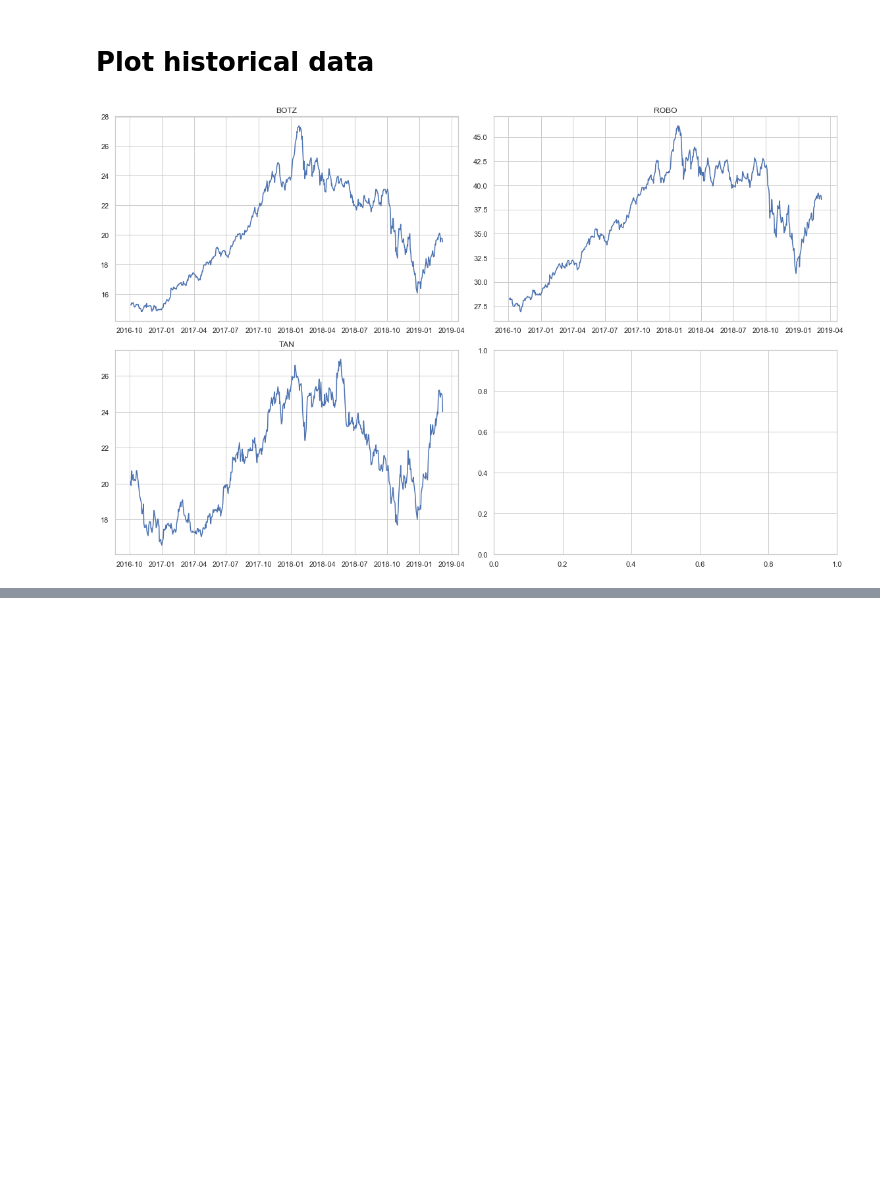
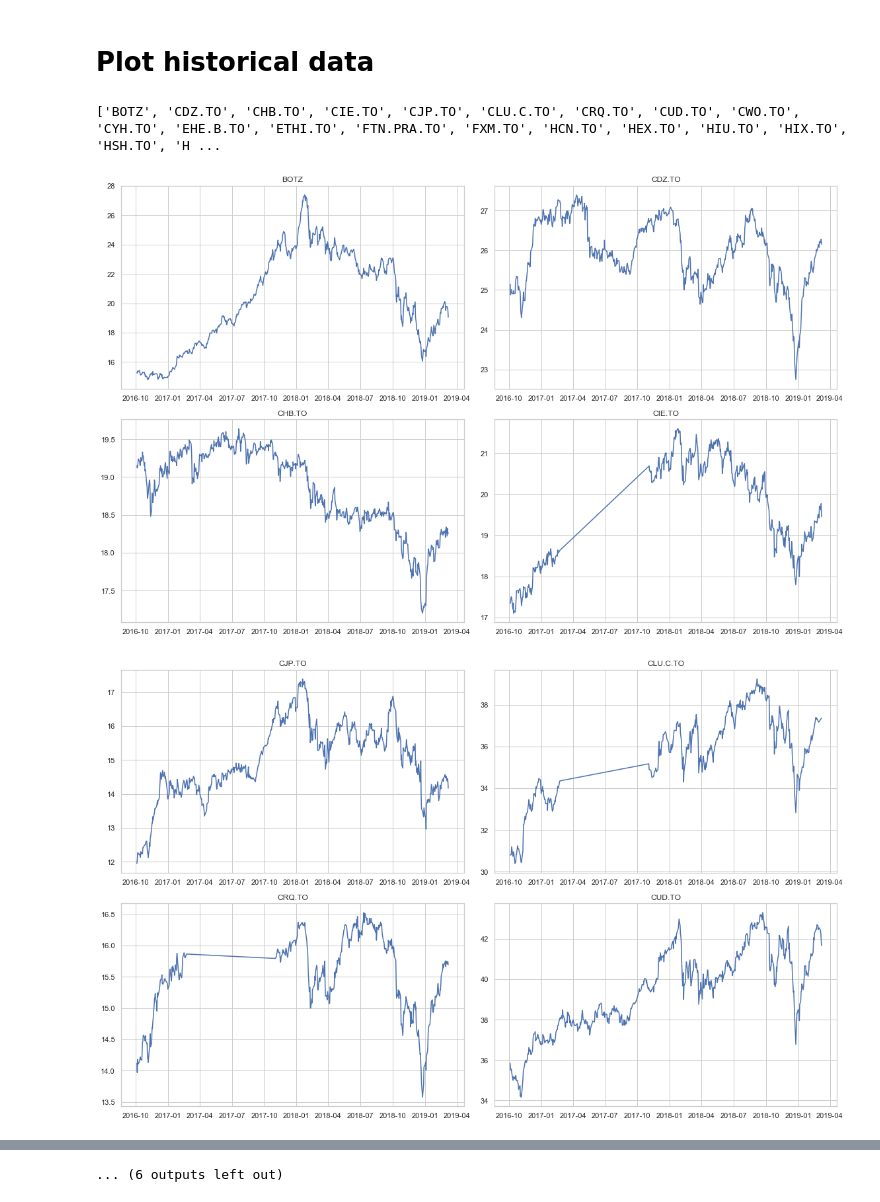
Before and after one commit to kz-qp/data-client, a Jupyter notebook: research.ipynb, the cells around one changed output, grey strips where cells are left out. Cells and saved outputs as stored; diff of their text form; code cells hidden in the pictures; blank space fills up the shorter version.

```diff
--- a/research.ipynb
+++ b/research.ipynb
@@ -14,7 +15,7 @@ sns.set(style="whitegrid")
 
 from api.questrade import QTClient
 # %%
-REFRESH_TOKEN = "dVAAL1gGeFHky8i4ltw4qdQWZlIcECUx0"
+REFRESH_TOKEN = "edV19WQzVACHuC3sfzeX6Qv0UIOwNpoA0"
 # %%
 client = QTClient(REFRESH_TOKEN)
 # %% [markdown]
@@ -75,7 +91,8 @@ TO_DATE = '2019-10-20T23:59:59-05:00'
 
 historicals = pd.DataFrame()
 for symbolId, symbol in symbols.items():
-    candles = pd.DataFrame(client.get_candles(symbolId, FROM_DATE, TO_DATE, 'OneDay'))
+    print(symbol)
+    candles = pd.DataFrame(client.get_candles(symbolId, FROM_DATE, TO_DATE, 'OneDay')['candles'])
     candles['end'] =  pd.to_datetime(candles['end'], format='%Y-%m-%d')
     candles['symbol'] = symbol
     candles['symbolId'] = symbol_id
@@ -84,16 +107,28 @@ historicals = historicals.set_index(["symbol", "end"])
 # %% [markdown]
 # Plot historical data
 # %%
+def chunks(l, n):
+    print(l)
+    """Yield successive n-sized chunks from l."""
+    for i in range(0, len(l), n):
+        yield l[i:i + n]
+
 grouped = historicals.reset_index().set_index("end").groupby('symbol')
-rows = math.ceil(grouped.ngroups / 2)
-fig, axs = plt.subplots(figsize=(16,10), nrows=rows, ncols=2)
 
-targets = zip(grouped.groups.keys(), axs.flatten())
-for i, (key, ax) in enumerate(targets):
-    ax.plot(grouped.get_group(key)['close'])
-    ax.set_title(key)
+symbol_chunks = chunks(list(grouped.groups.keys()), 4)
 
-plt.tight_layout()
-plt.show()
+for chunk in symbol_chunks:
+    rows = math.ceil(len(chunk) / 2)
+    fig, axs = plt.subplots(figsize=(16,10), nrows=rows, ncols=2)
+
+    targets = zip(chunk, axs.flatten())
+    for i, (key, ax) in enumerate(targets):
+        ax.plot(grouped.get_group(key)['close'])
+        ax.set_title(key)
+
+    plt.tight_layout()
+    plt.show()
 # %% [output]
+['BOTZ', 'CDZ.TO', 'CHB.TO', 'CIE.TO', 'CJP.TO', 'CLU.C.TO', 'CRQ.TO', 'CUD.TO', 'CWO.TO', 'CYH.TO', 'EHE.B.TO', 'ETHI.TO', 'FTN.PRA.TO', 'FXM.TO', 'HCN.TO', 'HEX.TO', 'HIU.TO', 'HIX.TO', 'HSH.TO', 'H ...
-[figure, old version]
+[figure, new version]
+[figure, added]
@@ -100,3 +144,4 @@ plt.show()
+... (6 outputs left out)
 # %%
 historicals['daily_returns'] = historicals.groupby(level='symbol')['close'].apply(lambda x: x.pct_change())
 historicals['total_returns'] = historicals.groupby(level='symbol')['daily_returns'].apply(lambda x:                                                                                        (1 + x).cumprod() - 1)
```
Also changed, not shown: parts of 13 cells of this notebook, 2 other files.
